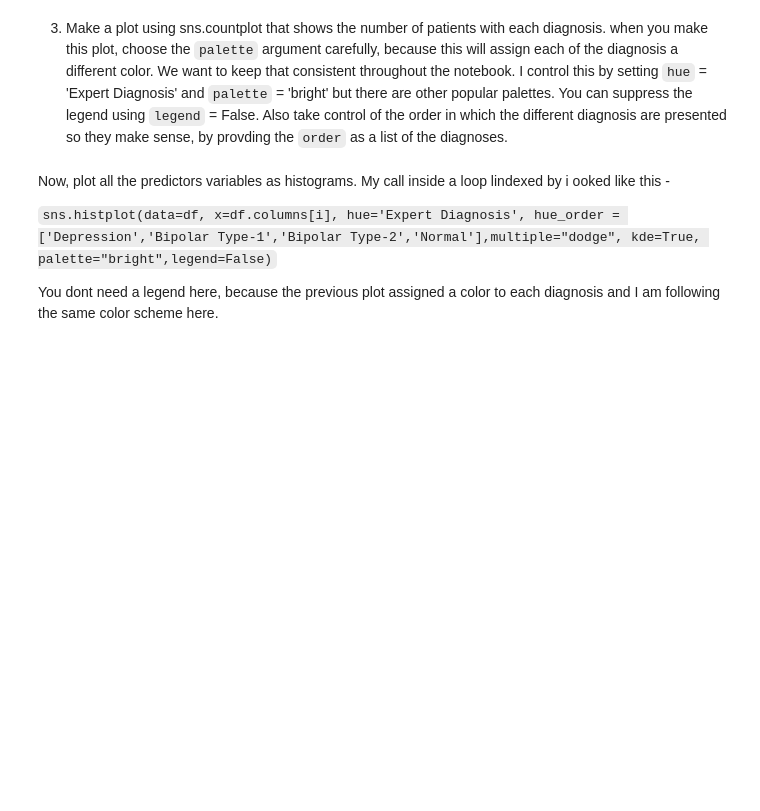
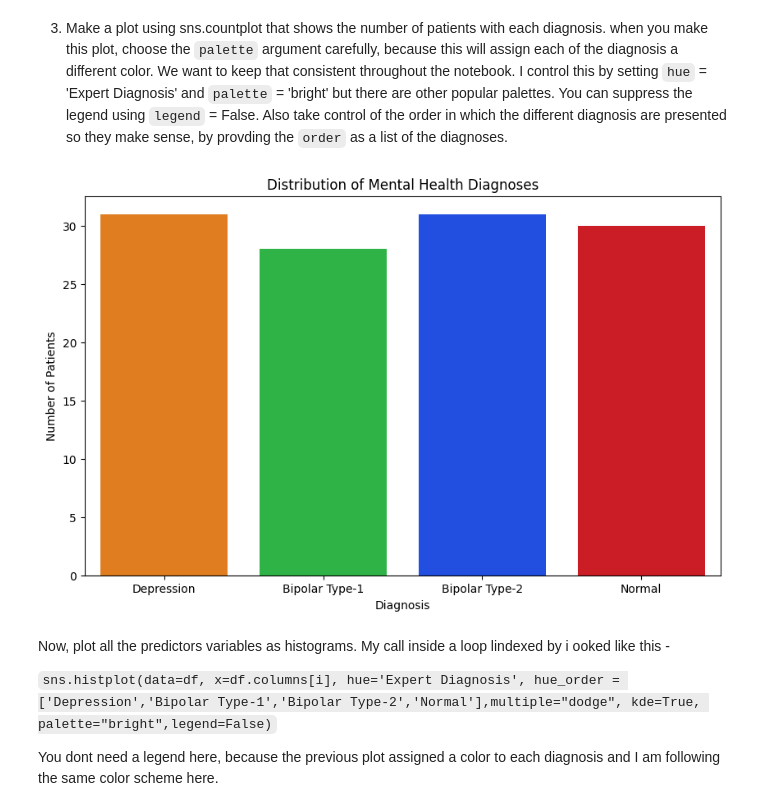
Before and after one commit to rheremm/COGS105, a Jupyter notebook: Homework/Homework4/Assignment4.ipynb, the cells around one changed output. Cells and saved outputs as stored; diff of their text form; code cells hidden in the pictures; blank space fills up the shorter version.

Commit message:
thought i merged this already

```diff
--- a/Homework/Homework4/Assignment4.ipynb
+++ b/Homework/Homework4/Assignment4.ipynb
@@ -106,3 +111,22 @@ for j in df.columns[0:4]:
     df[j] = df[j].map(encoder)
 # %% [markdown]
 2. Using similar logic, encode the other predictor variables as numeric quantities.
+# %%
+encoder_yesno = {'YES': 1, 'NO': 0}
+
+yes_no_cols = [
+    'Mood Swing', 'Suicidal thoughts', 'Anorexia',
+    'Authority Respect', 'Try-Explanation', 'Aggressive Response',
+    'Ignore & Move-On', 'Nervous Break-down',
+    'Admit Mistakes', 'Overthinking'
+]
+
+for col in yes_no_cols:
+    df[col] = df[col].map(encoder_yesno)
+
+score_cols = ['Sexual Activity', 'Concentration', 'Optimisim']
+
+for col in score_cols:
+    df[col] = df[col].str.extract(r'(\d+)').astype(float)
+
+print(df.isna().sum())
@@ -111,6 +155,17 @@ Exploratory Data Analysis - You need to do this to understand your results!
 Since these are all categorical variables, it makes the most sense to use histograms or count plots.  There are a lot of plots to look at.  When you do that, its very useful to come up with a systematic way to label things using colors to help your reader.
 # %% [markdown]
 3. Make a plot using sns.countplot that shows the number of patients with each diagnosis.  when you make this plot, choose the `palette` argument carefully, because this will assign each of the diagnosis a different color.  We want to keep that consistent throughout the notebook.  I  control this by setting `hue` = 'Expert Diagnosis' and `palette` = 'bright' but there are other popular palettes.  You can suppress the legend using `legend` = False.  Also take control of the order in which the different diagnosis are presented so they make sense, by provding the `order` as a list of the diagnoses.
+# %%
+plt.figure(figsize=(10, 6))
+diagnosis_order = ['Depression', 'Bipolar Type-1', 'Bipolar Type-2', 'Normal']
+sns.countplot(data=df, x='Expert Diagnosis', hue='Expert Diagnosis',
+              palette='bright', order=diagnosis_order, legend=False)
+plt.title('Distribution of Mental Health Diagnoses')
+plt.xlabel('Diagnosis')
+plt.ylabel('Number of Patients')
+plt.show()
+# %% [output]
+[figure, added]
 # %% [markdown]
 Now, plot all the predictors variables as histograms. My call inside a loop lindexed by i ooked like this -
 
```
Also changed, not shown: parts of 12 cells of this notebook.
